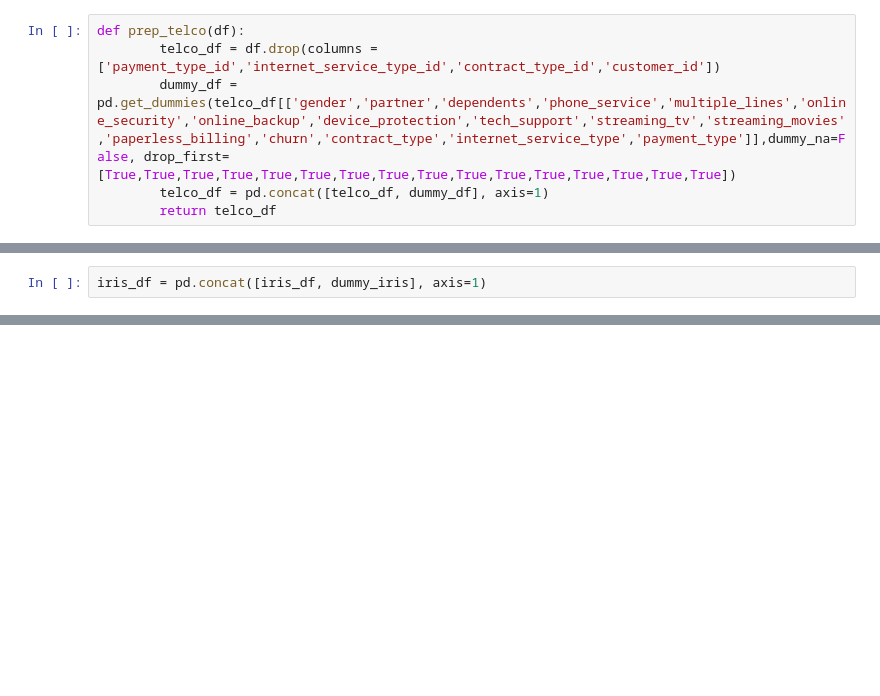
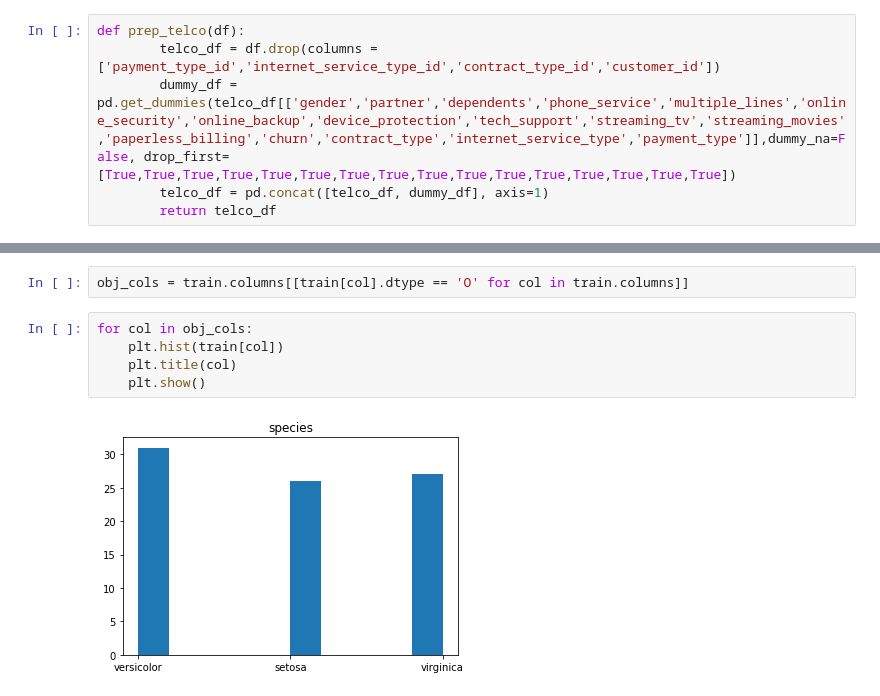
Before and after one commit to brentschriver/classification-exercises, a Jupyter notebook: classification-exercises.ipynb, the cells around one changed output, grey strips where cells are left out. Drawn from its saved outputs; the diff is of its cells as text; blank space fills up the shorter version.

```diff
--- a/classification-exercises.ipynb
+++ b/classification-exercises.ipynb
@@ -304,2 +283,0 @@ dummy_iris.head()
-# %%
-iris_df = pd.concat([iris_df, dummy_iris], axis=1)
@@ -435,0 +409,9 @@ for col in num_cols:
+# %%
+obj_cols = train.columns[[train[col].dtype == 'O' for col in train.columns]]
+# %%
+for col in obj_cols:
+    plt.hist(train[col])
+    plt.title(col)
+    plt.show()
+# %% [output]
+[figure, added]
```
Also changed, not shown: parts of 63 cells of this notebook, 1 other file.
